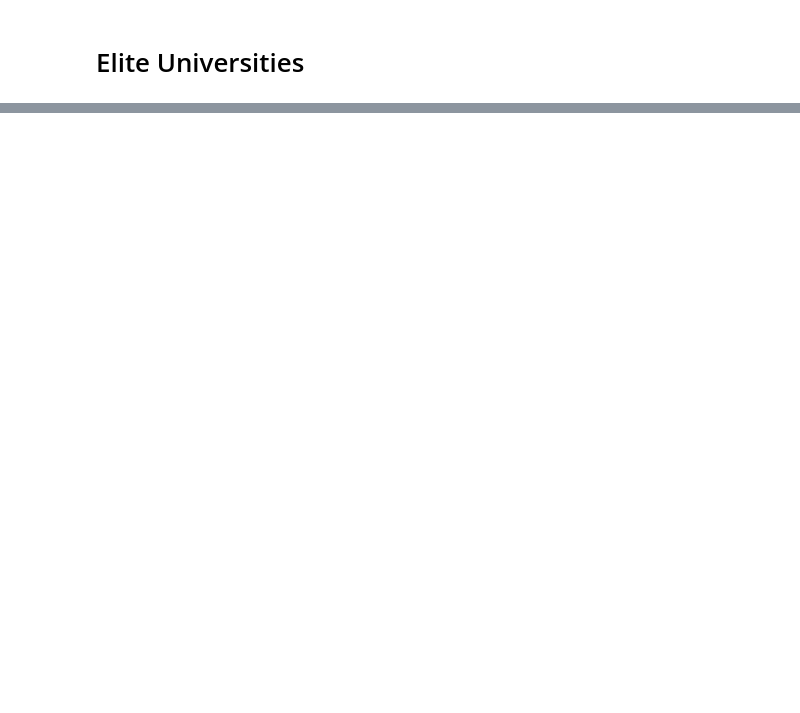
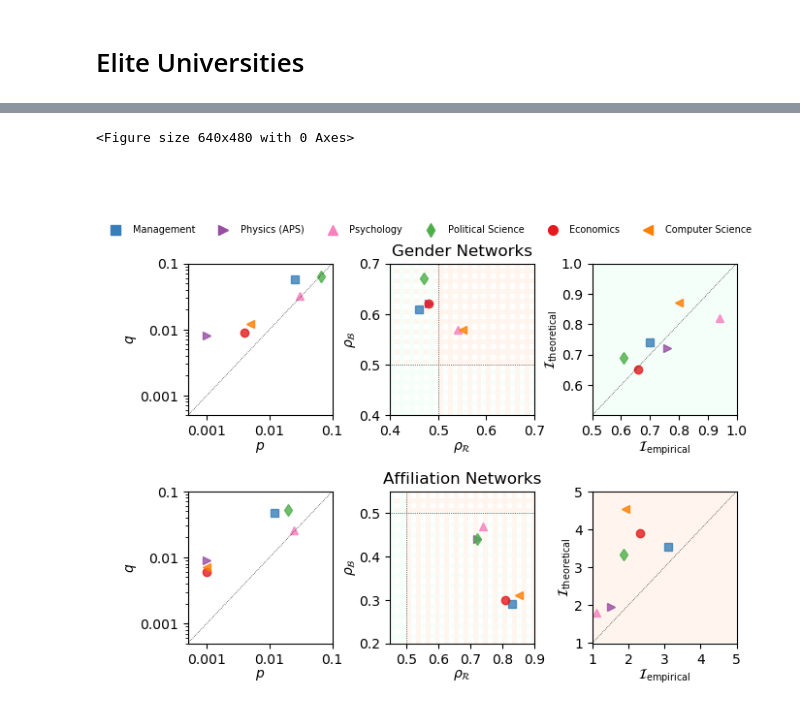
Before and after one commit to ninoch/DMPA, a Jupyter notebook: figures/figures.ipynb, the cells around one changed output, grey strips where cells are left out. Drawn from its saved outputs; the diff is of its cells as text; code cells hidden in the pictures; blank space fills up the shorter version.

```diff
--- a/figures/figures.ipynb
+++ b/figures/figures.ipynb
@@ -373,0 +470,8 @@ plt.gcf().set_size_inches(13, 10, forward=True)
+# %%
+best_delta = {
+    'aps': '0',
+    'management': '0',
+    'psychology': '0',
+    'political_science': '0',
+
+}
@@ -373,0 +518,12 @@ plt.gcf().set_size_inches(13, 10, forward=True)
+# %%
+for field in best_delta.keys():
+    params_by_year = pickle.load(open("../params/yearly/d0_gender_{}_1990.pkl".format(field), "rb"))
+
+    y = []
+    to_year = max(list(params_by_year.keys()))
+    for year in range(1990, to_year + 1):
+        homo = params_by_year[year]['counter_agg'][2][0][0] / params_by_year[year]['counter_agg'][2][0][1]
+        y.append(homo)
+    plt.errorbar(range(1990, to_year + 1), y, label='{}'.format(field))
+plt.ylabel('bb / ?b')
+plt.legend()
@@ -373,0 +680,42 @@ plt.gcf().set_size_inches(13, 10, forward=True)
+# %%
+mpl.rcParams.update(mpl.rcParamsDefault)
+plt.clf()
+# Gender-partitioned networks
+r_gender = [0.35, 0.16, 0.50, 0.34, 0.28, 0.26,]
+p_gender = [0.025, 0.001, 0.030,  0.067,  0.004, 0.005]
+q_gender = [0.058, 0.008, 0.032, 0.064, 0.009,  0.012]
+rho_r_gender = [0.46, 0.48, 0.54, 0.47, 0.48, 0.55]
+rho_b_gender =[0.61, 0.62, 0.57, 0.67, 0.62, 0.57]
+I_empirical_gender = [0.70, 0.76, 0.94, 0.61, 0.66, 0.80]
+I_theoretical_gender = [0.74, 0.72, 0.82, 0.69, 0.65, 0.87]
+
+
+r_aff = [0.12, 0.22, 0.24, 0.18, 0.13, 0.09]
+p_aff = [0.012, 0.001, 0.024, 0.020, 0.001, 0.001]
+q_aff = [.048, 0.009, 0.026, 0.053, 0.006, 0.007]
+rho_r_aff  =[0.83, 0.72, 0.74, 0.72, 0.81, 0.85]
+rho_b_aff =  [0.29, 0.44, 0.47, 0.44, 0.30, 0.31]
+I_empirical_aff =  [3.11, 1.52, 1.11, 1.86, 2.31, 1.91]
+I_theoretical_aff = [3.53, 1.94, 1.79, 3.32, 3.89, 4.54]
+
+mpl.rcParams.update(mpl.rcParamsDefault)
+plt.clf()
+fig, ax = plt.subplots(nrows=2, ncols=3, figsize=(7.3, 4))
+
+plot_table(p_gender, q_gender, rho_r_gender, rho_b_gender, I_empirical_gender, I_theoretical_gender, "table_gender", 0)
+plot_table(p_aff, q_aff, rho_r_aff, rho_b_aff, I_empirical_aff, I_theoretical_aff, "table_affiliation", 1)
+
+leg_lines = []
+for field in fields:
+    leg_lines.append(mlines.Line2D([], [], color=field_color[field], marker=field_marker[field], markersize=7, label=field_label[field], linestyle='None'))
+
+fig.legend(leg_lines, labels, loc='center', ncol=6, fontsize=7, bbox_to_anchor=(0.47, +1.2), edgecolor = 'none')
+plt.subplots_adjust(top = 0.99, bottom=0.01, hspace=0.5, wspace=0.4)
+
+ax[0][1].set_title('Gender Networks', fontsize=12)
+ax[1][1].set_title('Affiliation Networks', fontsize=12)
+plt.savefig("{}.pdf".format("params_two"), bbox_inches='tight')
+plt.show()
+# %% [output]
+<Figure size 640x480 with 0 Axes>
+[figure, added]
```
Also changed, not shown: parts of 19 cells of this notebook, 8 other files.
